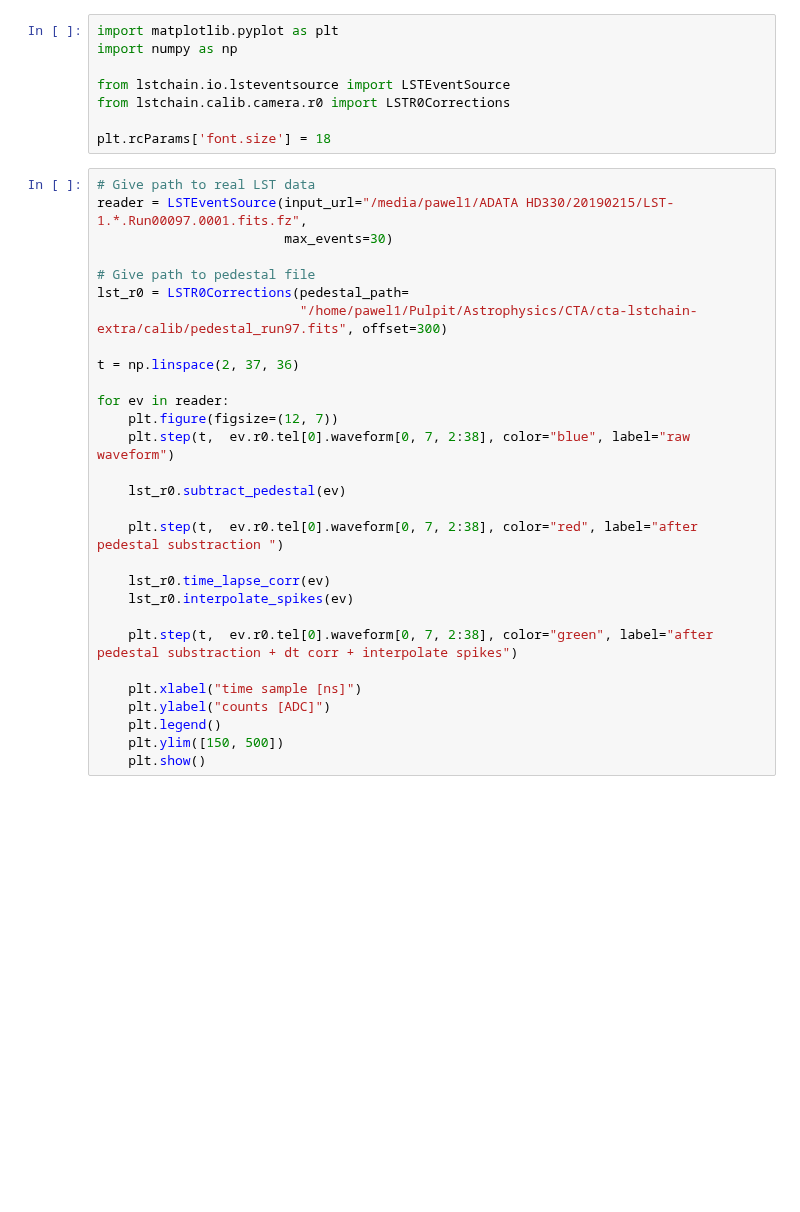
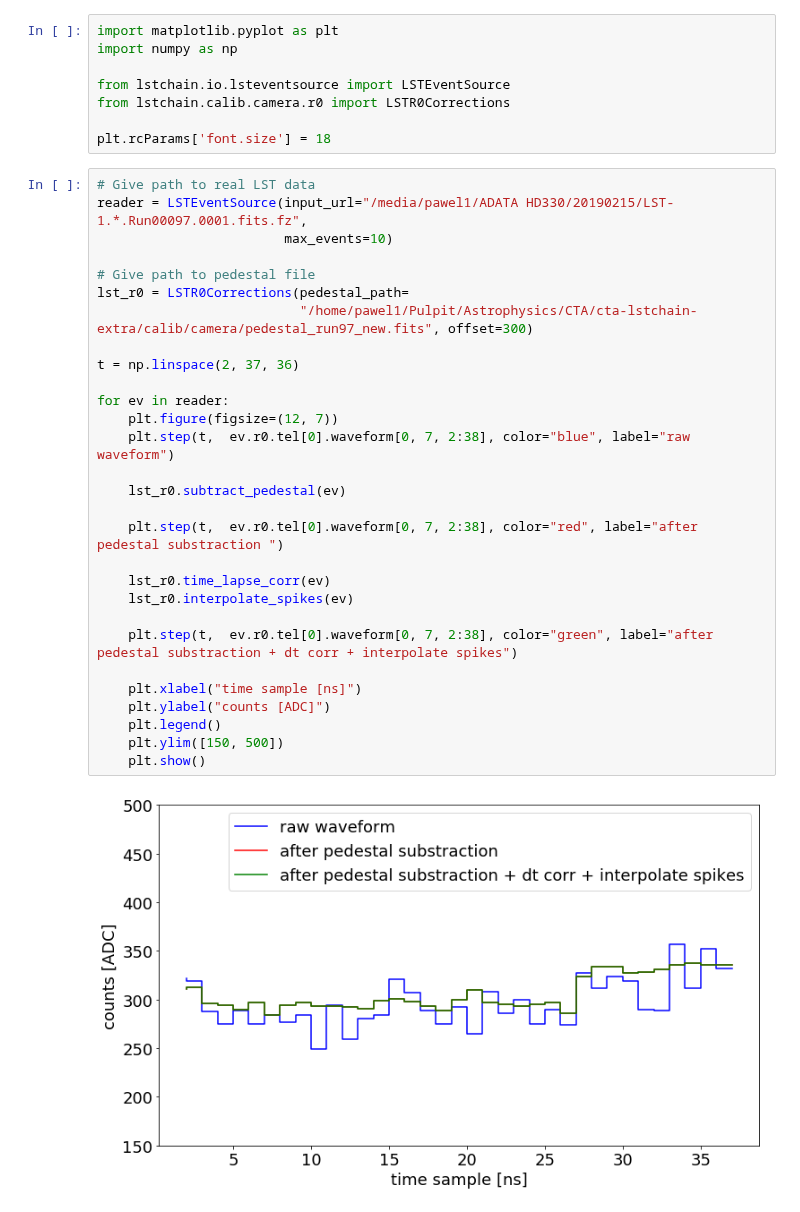
Before and after one commit to cta-observatory/cta-lstchain, a Jupyter notebook: notebooks/low_level_corrections.ipynb, the cells around one changed output. Cells and saved outputs as stored; diff of their text form; blank space fills up the shorter version.

```diff
--- a/notebooks/low_level_corrections.ipynb
+++ b/notebooks/low_level_corrections.ipynb
@@ -9,29 +9,31 @@ plt.rcParams['font.size'] = 18
 # %%
 # Give path to real LST data
 reader = LSTEventSource(input_url="/media/pawel1/ADATA HD330/20190215/LST-1.*.Run00097.0001.fits.fz",
-                        max_events=30)
+                        max_events=10)
 
 # Give path to pedestal file
 lst_r0 = LSTR0Corrections(pedestal_path=
-                          "/home/pawel1/Pulpit/Astrophysics/CTA/cta-lstchain-extra/calib/pedestal_run97.fits", offset=300)
+                          "/home/pawel1/Pulpit/Astrophysics/CTA/cta-lstchain-extra/calib/camera/pedestal_run97_new.fits", offset=300)
 
 t = np.linspace(2, 37, 36)
 
 for ev in reader:
     plt.figure(figsize=(12, 7))
     plt.step(t,  ev.r0.tel[0].waveform[0, 7, 2:38], color="blue", label="raw waveform")
 
     lst_r0.subtract_pedestal(ev)
 
     plt.step(t,  ev.r0.tel[0].waveform[0, 7, 2:38], color="red", label="after pedestal substraction ")
 
     lst_r0.time_lapse_corr(ev)
     lst_r0.interpolate_spikes(ev)
 
     plt.step(t,  ev.r0.tel[0].waveform[0, 7, 2:38], color="green", label="after pedestal substraction + dt corr + interpolate spikes")
 
     plt.xlabel("time sample [ns]")
     plt.ylabel("counts [ADC]")
     plt.legend()
     plt.ylim([150, 500])
     plt.show()
+# %% [output]
+[figure, added]
```
Also changed, not shown: parts of 1 cell of this notebook, 1 other file.
